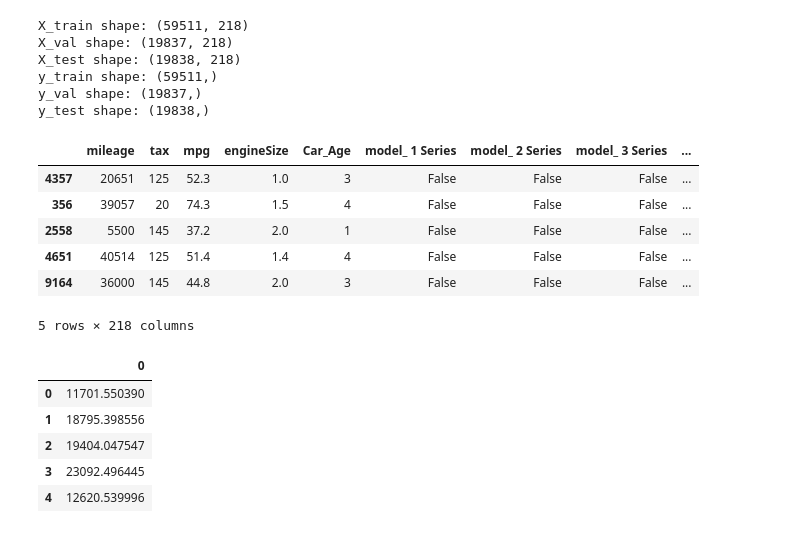
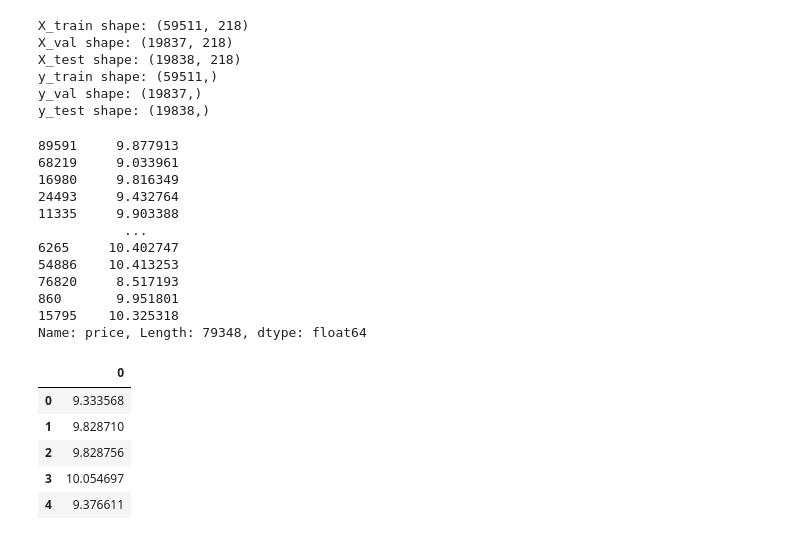
Before and after one commit to sameer-karim/w207-final-project, a Jupyter notebook: Linear_Regression_modeling_on_car_prices.ipynb, the cells around one changed output. Saved outputs shown, nothing was run; the diff lists cells and outputs as text; code cells hidden in the pictures.

```diff
--- a/Linear_Regression_modeling_on_car_prices.ipynb
+++ b/Linear_Regression_modeling_on_car_prices.ipynb
@@ -201,6 +177,0 @@ Shape of the dataset: (99187, 10)
-# %%
-# Drop columns that have any missing values (NaN) in the dataset
-full_datasets_cleaned = full_datasets.dropna(axis=1)
-
-# Display the cleaned dataset to verify that the columns with missing values have been removed
-print("Shape of the cleaned dataset:", full_datasets_cleaned.shape)
@@ -246,3 +214,0 @@ brand : 9
-# %%
-full_datasets_cleaned = full_datasets_cleaned[full_datasets_cleaned["year"] <= 2020]
-print("Shape of the cleaned dataset:", full_datasets_cleaned.shape)
@@ -355,9 +323,9 @@ X_scaled = full_datasets_cleaned_dummed_std.drop(columns=["price"])
 # %%
 y = full_datasets_cleaned_dummed_std['price']
-
+y_log = np.log(y)
 # Split the data into training and validation sets 60/20/20
-X_train_val, X_test, y_train_val, y_test = train_test_split(X_scaled, y, test_size=0.2, random_state=42)
-X_train, X_val, y_train, y_val = train_test_split(X_train_val, y_train_val, test_size=0.25, random_state=42)
+X_train_val, X_test, y_train_val_log, y_test_log = train_test_split(X_scaled, y_log, test_size=0.2, random_state=42)
+X_train, X_val, y_train_log, y_val_log = train_test_split(X_train_val, y_train_val_log, test_size=0.25, random_state=42)
 
 # Verify the shape of the concatenated dataframes
 print(f"X_train shape: {X_train.shape}")
@@ -365,9 +333,9 @@ print(f"X_val shape: {X_val.shape}")
 print(f"X_test shape: {X_test.shape}")
 
 # Print the shapes of the target dataframes
-print(f"y_train shape: {y_train.shape}")
-print(f"y_val shape: {y_val.shape}")
-print(f"y_test shape: {y_test.shape}")
+print(f"y_train shape: {y_train_log.shape}")
+print(f"y_val shape: {y_val_log.shape}")
+print(f"y_test shape: {y_test_log.shape}")
 # %% [output]
 X_train shape: (59511, 218)
 X_val shape: (19837, 218)
@@ -376,12 +344,17 @@ y_train shape: (59511,)
 y_val shape: (19837,)
 y_test shape: (19838,)
 # %%
-X_train.head()
+y_train_val_log
 # %% [output]
-|  | mileage | tax | mpg | engineSize | Car_Age | model_ 1 Series | model_ 2 Series | model_ 3 Series | ... |
-| 4357 | 20651 | 125 | 52.3 | 1.0 | 3 | False | False | False | ... |
-| 356 | 39057 | 20 | 74.3 | 1.5 | 4 | False | False | False | ... |
-| 2558 | 5500 | 145 | 37.2 | 2.0 | 1 | False | False | False | ... |
-| 4651 | 40514 | 125 | 51.4 | 1.4 | 4 | False | False | False | ... |
-| 9164 | 36000 | 145 | 44.8 | 2.0 | 3 | False | False | False | ... |
-5 rows × 218 columns
+89591     9.877913
+68219     9.033961
+16980     9.816349
+24493     9.432764
+11335     9.903388
+           ...
+6265     10.402747
+54886    10.413253
+76820     8.517193
+860       9.951801
+15795    10.325318
+Name: price, Length: 79348, dtype: float64
@@ -412,15 +361,15 @@ X_train.head()
 # %%
-lr = LinearRegression().fit(X_train_val,y_train_val)
-y_pred_test = pd.DataFrame(lr.predict(X_test))
+lr = LinearRegression().fit(X_train_val,y_train_val_log)
+y_pred_test_log = pd.DataFrame(lr.predict(X_test))
 # %%
-y_pred_test.head()
+y_pred_test_log.head()
 # %% [output]
 |  | 0 |
-| 0 | 11701.550390 |
-| 1 | 18795.398556 |
-| 2 | 19404.047547 |
-| 3 | 23092.496445 |
-| 4 | 12620.539996 |
+| 0 | 9.333568 |
+| 1 | 9.828710 |
+| 2 | 9.828756 |
+| 3 | 10.054697 |
+| 4 | 9.376611 |
 # %%
 X_test
 # %% [output]
```
Also changed, not shown: parts of 37 cells of this notebook.
